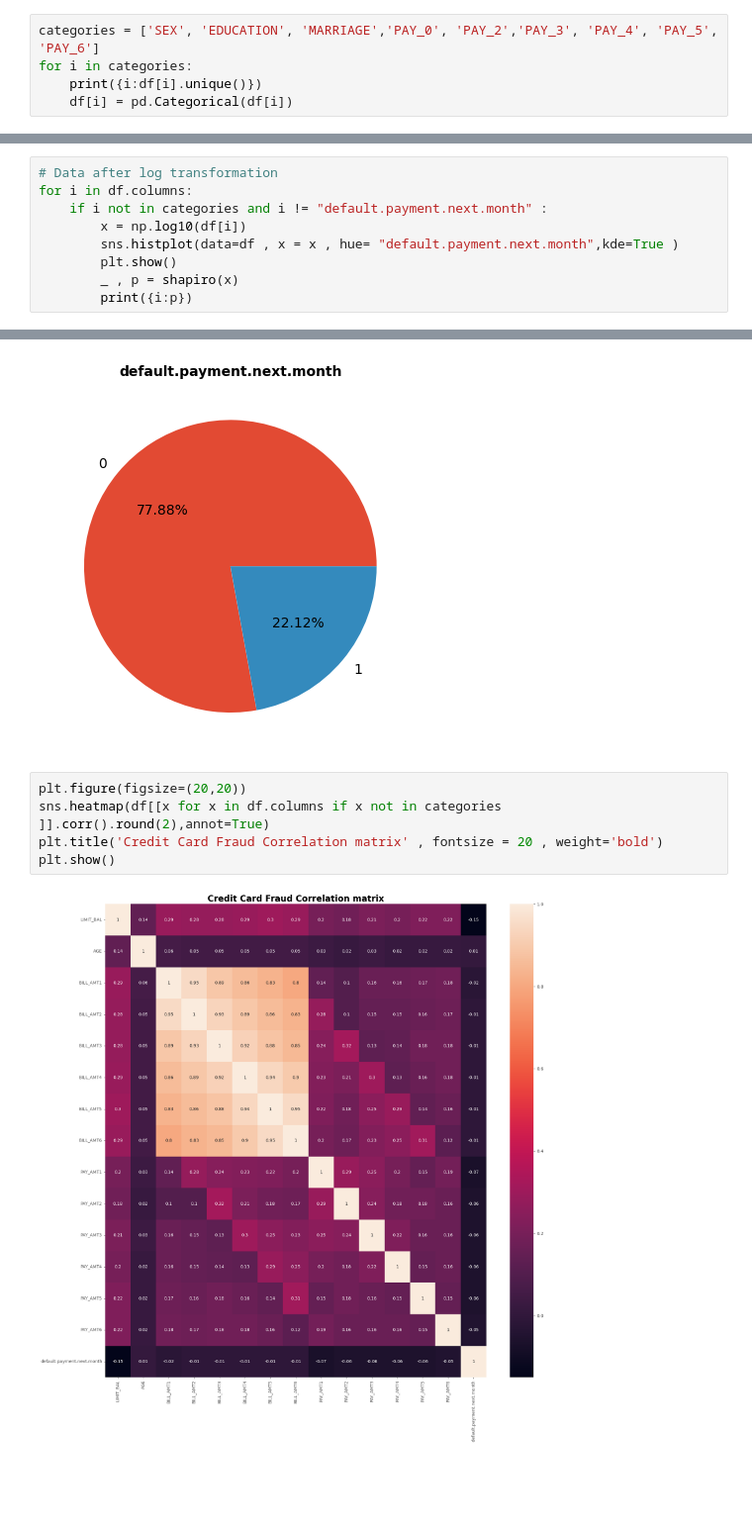
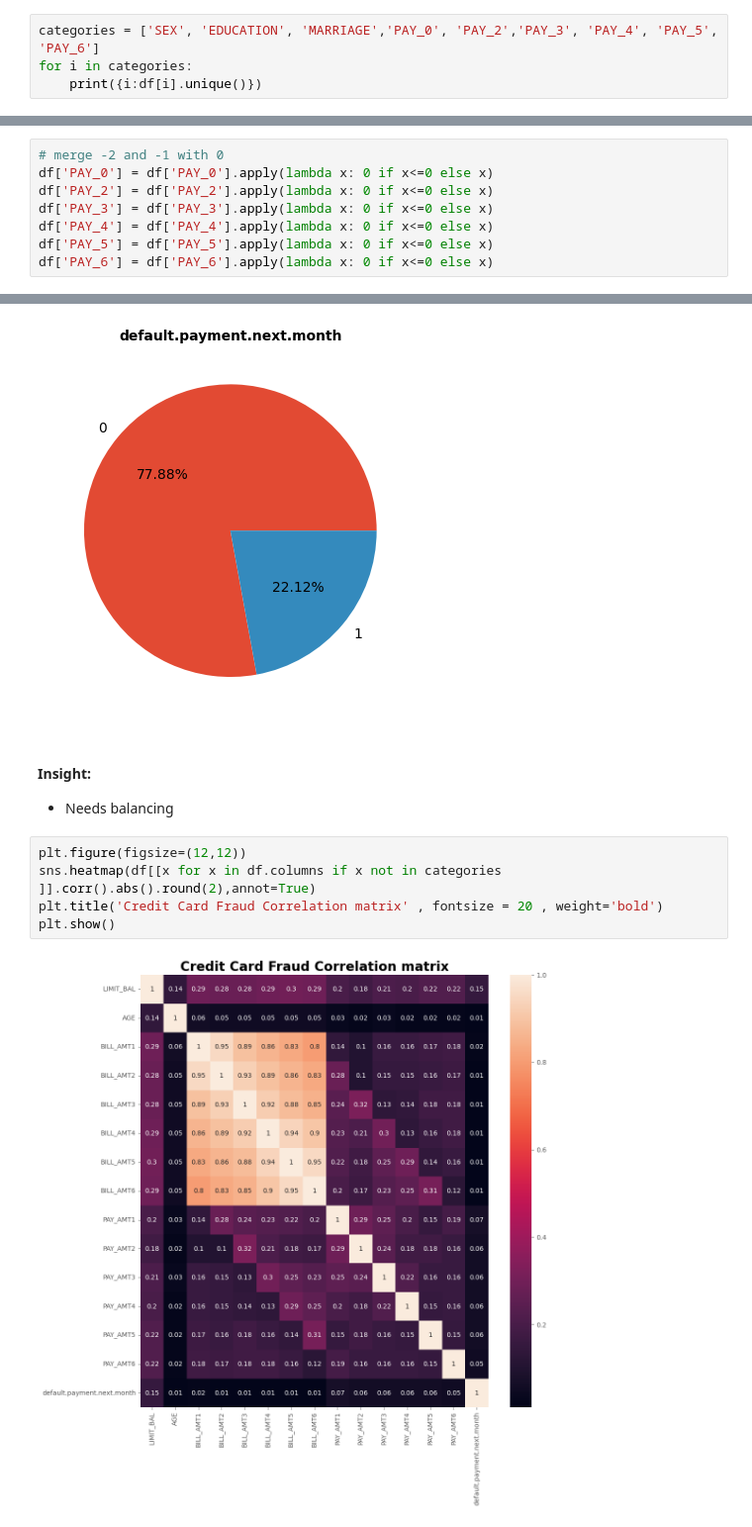
Before and after one commit to Captain-Dawn/CreditCardFraud1, a Jupyter notebook: research/EDA.ipynb, the cells around one changed output, grey strips where cells are left out. Shown at 99% size. Cells and saved outputs as stored; diff of their text form; blank space fills up the shorter version.

```diff
--- a/research/EDA.ipynb
+++ b/research/EDA.ipynb
@@ -161,7 +161,6 @@ Index(['LIMIT_BAL', 'SEX', 'EDUCATION', 'MARRIAGE', 'AGE', 'PAY_0', 'PAY_2',
 categories = ['SEX', 'EDUCATION', 'MARRIAGE','PAY_0', 'PAY_2','PAY_3', 'PAY_4', 'PAY_5', 'PAY_6']
 for i in categories:
     print({i:df[i].unique()})
-    df[i] = pd.Categorical(df[i])
 # %% [output]
 {'SEX': array([2, 1], dtype=int64)}
 {'EDUCATION': array([2, 1, 3, 5, 4, 6, 0], dtype=int64)}
@@ -311,11 +348,10 @@ Skewed Distribution
+# %%
+# merge -2 and -1 with 0
+df['PAY_0'] = df['PAY_0'].apply(lambda x: 0 if x<=0 else x)
+df['PAY_2'] = df['PAY_2'].apply(lambda x: 0 if x<=0 else x)
+df['PAY_3'] = df['PAY_3'].apply(lambda x: 0 if x<=0 else x)
+df['PAY_4'] = df['PAY_4'].apply(lambda x: 0 if x<=0 else x)
+df['PAY_5'] = df['PAY_5'].apply(lambda x: 0 if x<=0 else x)
+df['PAY_6'] = df['PAY_6'].apply(lambda x: 0 if x<=0 else x)
 # %% [markdown]
 ## Log - transform numerical columns to convert them into normal data
-# %%
-# Data after log transformation
-for i in df.columns:
-    if i not in categories and i != "default.payment.next.month" :
-        x = np.log10(df[i])
-        sns.histplot(data=df , x = x , hue= "default.payment.next.month",kde=True )
-        plt.show()
-        _ , p = shapiro(x)
-        print({i:p})
@@ -342,11 +393,14 @@ plt.title("default.payment.next.month",size=10,weight="bold")
 plt.show()
 # %% [output]
 [figure]
+# %% [markdown]
+#### Insight:
+* Needs balancing
 # %%
-plt.figure(figsize=(20,20))
-sns.heatmap(df[[x for x in df.columns if x not in categories ]].corr().round(2),annot=True)
+plt.figure(figsize=(12,12))
+sns.heatmap(df[[x for x in df.columns if x not in categories ]].corr().abs().round(2),annot=True)
 plt.title('Credit Card Fraud Correlation matrix' , fontsize = 20 , weight='bold')
 plt.show()
 # %% [output]
-[figure, old version]
+[figure, new version]
 # %% [markdown]
```
Also changed, not shown: parts of 14 cells of this notebook.
